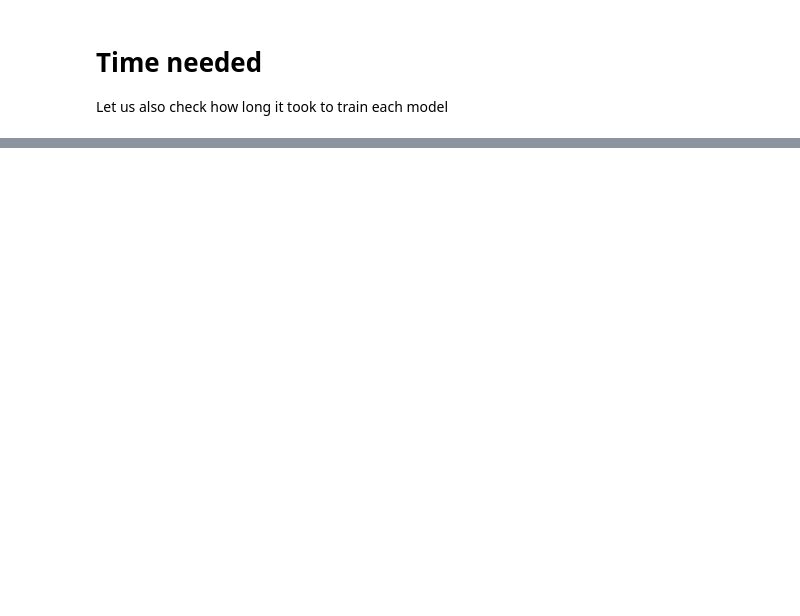
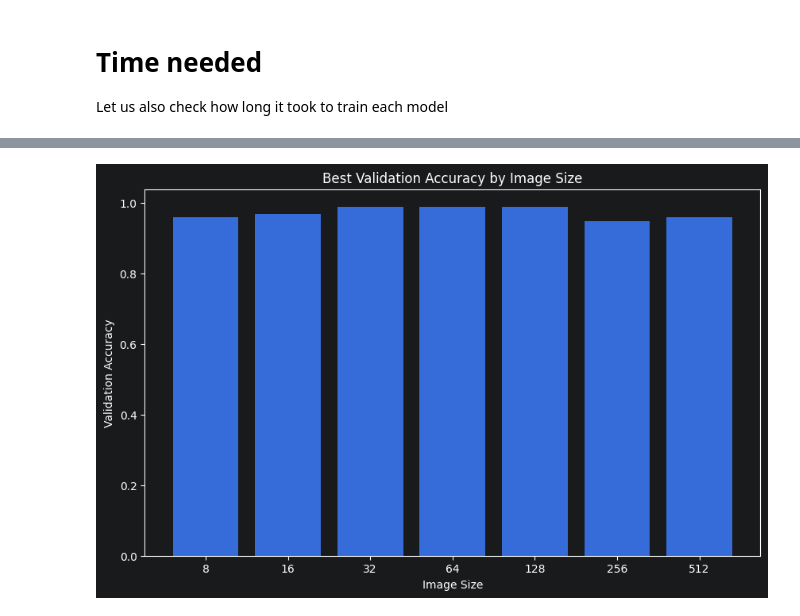
Before and after one commit to ITT-26/assignment-05-cnn-PatrickGraf99, a Jupyter notebook: 01-hyperparameters/img_size.ipynb, the cells around one changed output, grey strips where cells are left out. Drawn from its saved outputs; the diff is of its cells as text; code cells hidden in the pictures; blank space fills up the shorter version.

```diff
--- a/01-hyperparameters/img_size.ipynb
+++ b/01-hyperparameters/img_size.ipynb
@@ -364,0 +536,17 @@ We do see that training time decreases at first but then increases again. One lo
+# %%
+sizes = IMG_SIZES
+best_val_acc = [
+    max(histories[size].history['val_accuracy'])
+    for size in sizes
+]
+
+plt.figure(figsize=(10, 6))
+plt.bar([str(size) for size in sizes], best_val_acc)
+
+plt.title('Best Validation Accuracy by Image Size')
+plt.xlabel('Image Size')
+plt.ylabel('Validation Accuracy')
+
+plt.show()
+# %% [output]
+[figure, added]
```
Also changed, not shown: parts of 13 cells of this notebook, 8 other files.
